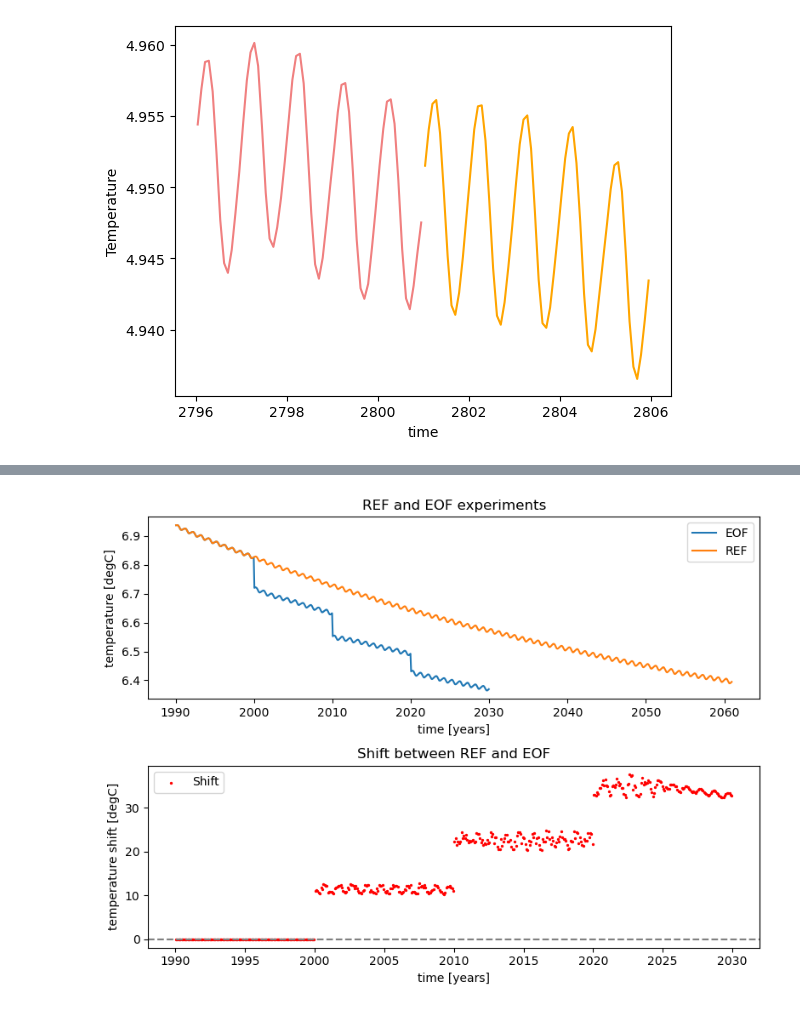
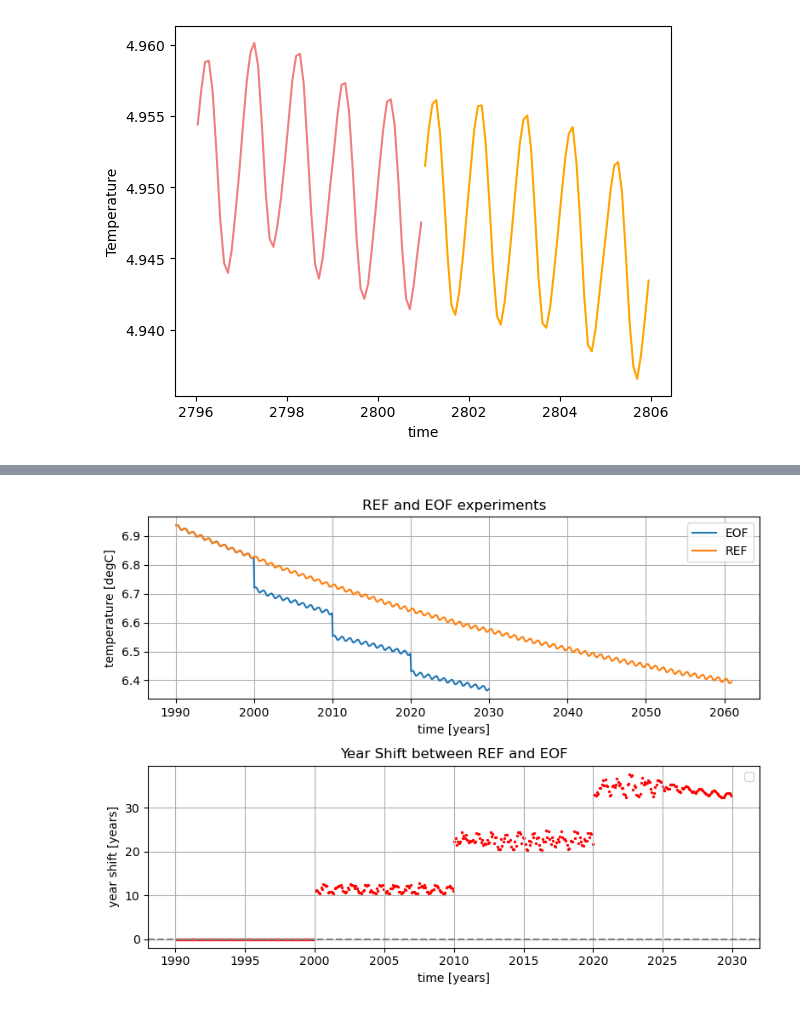
Before and after one commit to asozza/stece, a Jupyter notebook: osprey/notebooks/test_control.ipynb, the cells around one changed output, grey strips where cells are left out. Drawn from its saved outputs; the diff is of its cells as text; code cells hidden in the pictures.

```diff
--- a/osprey/notebooks/test_control.ipynb
+++ b/osprey/notebooks/test_control.ipynb
@@ -117,14 +117,16 @@ ax1.set_xlabel('time [years]')
 ax1.set_ylabel('temperature [degC]')
 ax1.set_title('REF and EOF experiments')
 ax1.legend()
+ax1.grid()
 
 # Plot the horizontal shift in the second subplot
-ax2.scatter(x1, shift, color='red', label='Shift', s=2)
+ax2.scatter(x1, shift, color='red', s=2)
 ax2.axhline(0, color='gray', linestyle='--')  # Zero reference line
 ax2.set_xlabel('time [years]')
-ax2.set_ylabel('temperature shift [degC]')
-ax2.set_title('Shift between REF and EOF')
+ax2.set_ylabel('year shift [years]')
+ax2.set_title('Year Shift between REF and EOF')
 ax2.legend()
+ax2.grid()
 
 # Adjust layout and show the plots
 plt.tight_layout()
@@ -135 +137 @@ plt.show()
-[figure, old version]
+[figure, new version]
```
Also changed, not shown: parts of 3 cells of this notebook, 1 other file.
